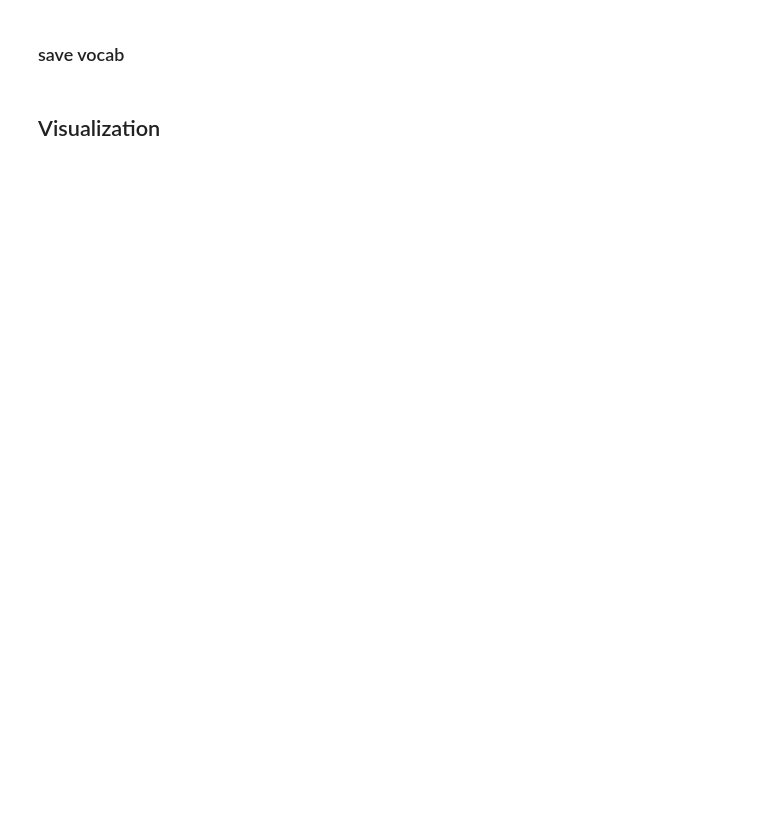
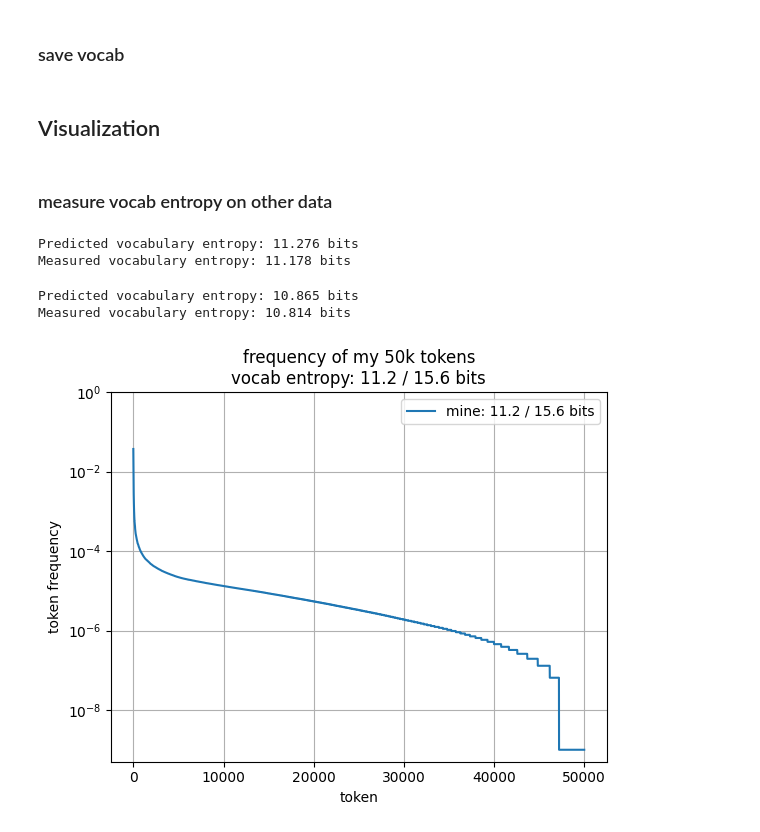
Before and after one commit to aletheap/tokenizer, a Jupyter notebook: test.ipynb, the cells around one changed output. Drawn from its saved outputs; the diff is of its cells as text; code cells hidden in the pictures; blank space fills up the shorter version.

Commit message:
a bit more clean up and comparison to gpt2 tokenizer.

```diff
--- a/test.ipynb
+++ b/test.ipynb
@@ -69,7 +69,7 @@ class Vocabulary(dict):
         self.max_token_len = max_token_len
 
         # initialize with all bytes
-        self.update({bytes([i]): 0 for i in range(256)})
+        self.update({bytes([i]): .1 for i in range(256)})
 
     def mean(self):
         return np.mean(list(self.values()))
@@ -174,10 +174,10 @@ class Vocabulary(dict):
         token_freq_log = [vocab.sorted_values()]
 
         # find tokens in the dataset
-        with tqdm(desc="dataset examples", total=len(dataset), unit="example", leave=True) as examples_pb:
-            with tqdm(desc="tokens found", total=vocab.max_size, initial=len(vocab), unit="token", leave=True) as tokens_pb:
-                with tqdm(desc=f"curr entropy [ sum(-p*log2(p))  ]", total=MAX_ENTROPY, initial=vocab.entropy(), unit="bit", leave=True) as entropy_pb:
-                    with tqdm(desc=f"best entropy [ log2(len(vocab)) ]", total=MAX_ENTROPY, initial=np.log2(len(vocab)), unit="bit", leave=True) as best_entropy_pb:
+        with tqdm(desc="tokens found", total=vocab.max_size, initial=len(vocab), unit="token", leave=True) as tokens_pb:
+            with tqdm(desc=f"current entropy [ sum(-p * log2(p)) ]", total=MAX_ENTROPY, initial=vocab.entropy(), unit="bit", leave=True) as entropy_pb:
+                with tqdm(desc=f"best poss entropy [ log2(len(vocab)) ]", total=MAX_ENTROPY, initial=np.log2(len(vocab)), unit="bit", leave=True) as best_entropy_pb:
+                    with tqdm(desc="dataset examples", total=len(dataset), unit="example", leave=True) as examples_pb:
                         for i, example in enumerate(dl):
                             examples_pb.update(1)
                             text = bytes(example['text'], 'utf-8')
@@ -307,3 +239,5 @@ with open("vocab.csv", 'r') as f:
 assert vocab.items() == test_loaded_vocab.items(), f"ERROR:\n{vocab.items()=}\n{test_loaded_vocab.items()=}"
 # %% [markdown]
 ## Visualization
+# %% [markdown]
+### measure vocab entropy on other data
@@ -309,0 +286,38 @@ assert vocab.items() == test_loaded_vocab.items(), f"ERROR:\n{vocab.items()=}\n{
+# %%
+h, progress, freqs = measure_vocab_entropy(vocab, ds, 10_000)
+
+print(f"Predicted vocabulary entropy: {vocab.entropy(precision=3)} bits")
+print(f"Measured vocabulary entropy: {h:.3f} bits")
+# %% [output]
+Predicted vocabulary entropy: 11.276 bits
+Measured vocabulary entropy: 11.178 bits
+# %%
+h_15k, progress_15k, freqs_15k = measure_vocab_entropy(vocab_15k, ds, 10_000)
+
+print(f"Predicted vocabulary entropy: {vocab_15k.entropy(precision=3)} bits")
+print(f"Measured vocabulary entropy: {h_15k:.3f} bits")
+# %% [output]
+Predicted vocabulary entropy: 10.865 bits
+Measured vocabulary entropy: 10.814 bits
+# %%
+y_freqs_mine = np.array([v for t, v in freqs.most_common()])
+#y_freqs = y_freqs[y_freqs != 0]
+y_freqs_mine = y_freqs_mine / y_freqs_mine.sum()
+y_freqs_mine = y_freqs_mine.clip(min=1e-9)
+#y_freqs = sorted(y_freqs, reverse=True)
+x_mine = range(len(y_freqs_mine))
+plt.grid()
+
+plt.plot(x_mine, y_freqs_mine, label=f"mine: {entropy(y_freqs_mine):.1f} / {np.log2(len(y_freqs_mine)):.1f} bits")
+plt.ylim(5e-10, 1)
+plt.yscale("log")
+#plt.xscale("log")
+plt.xlabel('token')
+plt.ylabel('token frequency')
+plt.title(f'frequency of my 50k tokens\nvocab entropy: {entropy(y_freqs_mine):.1f} / {np.log2(len(y_freqs_mine)):.1f} bits')
+plt.legend()
+plt.savefig('50k-token-frequencies.png', dpi=300)
+plt.show()
+plt.close()
+# %% [output]
+[figure, added]
```
Also changed, not shown: parts of 21 cells of this notebook, 4 other files.
